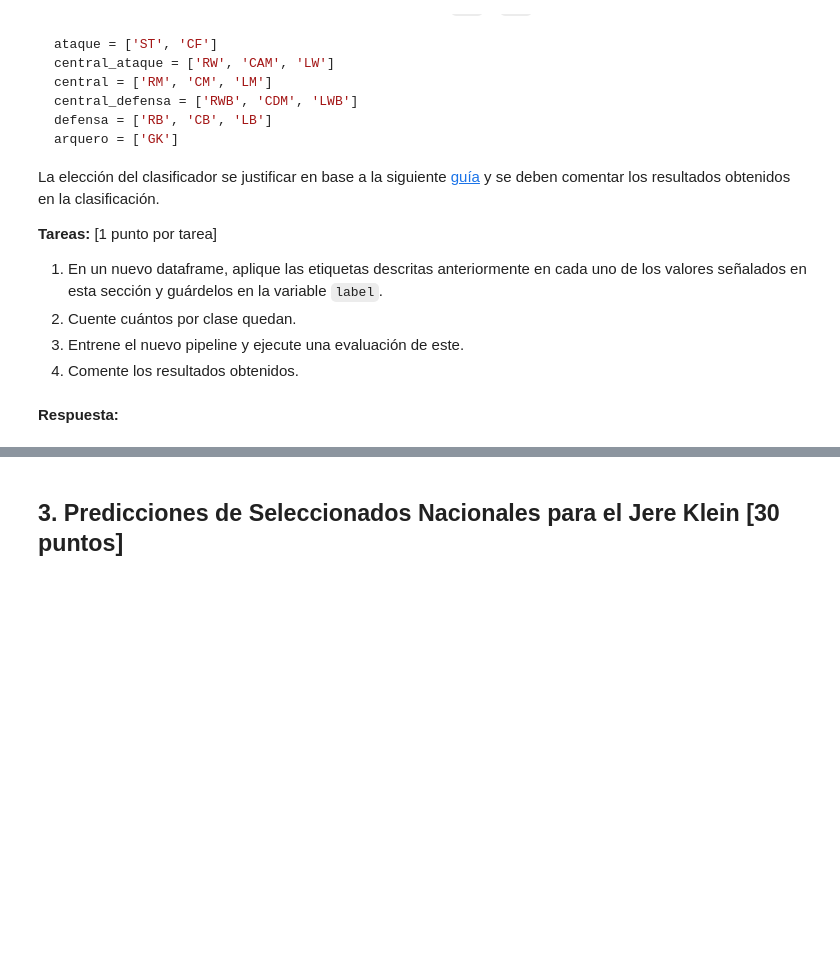
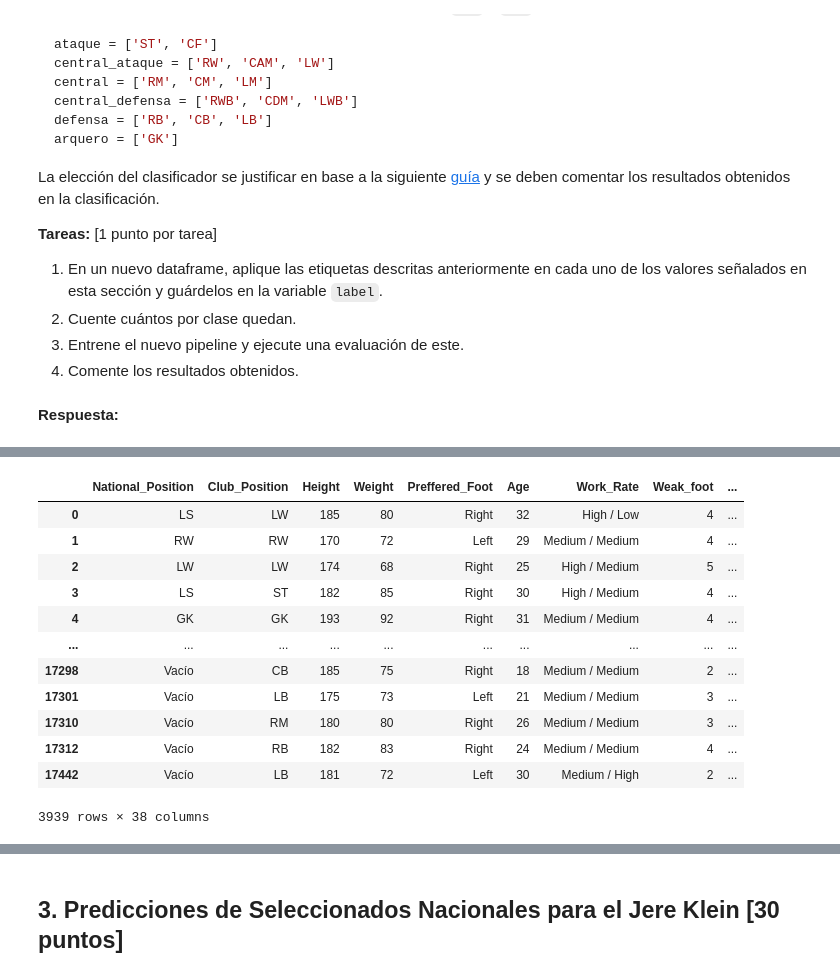
Before and after one commit to Tamaracarrasco/TamoJosha-Lab-de-Prog-MDS-Prim2025, a Jupyter notebook: Laboratorios/Laboratorio_5/Lab5_enunciado.ipynb, the cells around one changed output, grey strips where cells are left out. Drawn from its saved outputs; the diff is of its cells as text; code cells hidden in the pictures; blank space fills up the shorter version.

```diff
--- a/Laboratorios/Laboratorio_5/Lab5_enunciado.ipynb
+++ b/Laboratorios/Laboratorio_5/Lab5_enunciado.ipynb
@@ -492,0 +604,18 @@ La elección del clasificador se justificar en base a la siguiente [guía](https
+# %%
+data_copy.dropna(inplace=True)
+# %%
+data_copy
+# %% [output]
+|  | National_Position | Club_Position | Height | Weight | Preffered_Foot | Age | Work_Rate | Weak_foot | ... |
+| 0 | LS | LW | 185 | 80 | Right | 32 | High / Low | 4 | ... |
+| 1 | RW | RW | 170 | 72 | Left | 29 | Medium / Medium | 4 | ... |
+| 2 | LW | LW | 174 | 68 | Right | 25 | High / Medium | 5 | ... |
+| 3 | LS | ST | 182 | 85 | Right | 30 | High / Medium | 4 | ... |
+| 4 | GK | GK | 193 | 92 | Right | 31 | Medium / Medium | 4 | ... |
+| ... | ... | ... | ... | ... | ... | ... | ... | ... | ... |
+| 17298 | Vacío | CB | 185 | 75 | Right | 18 | Medium / Medium | 2 | ... |
+| 17301 | Vacío | LB | 175 | 73 | Left | 21 | Medium / Medium | 3 | ... |
+| 17310 | Vacío | RM | 180 | 80 | Right | 26 | Medium / Medium | 3 | ... |
+| 17312 | Vacío | RB | 182 | 83 | Right | 24 | Medium / Medium | 4 | ... |
+| 17442 | Vacío | LB | 181 | 72 | Left | 30 | Medium / High | 2 | ... |
+3939 rows × 38 columns
```
Also changed, not shown: parts of 16 cells of this notebook.
